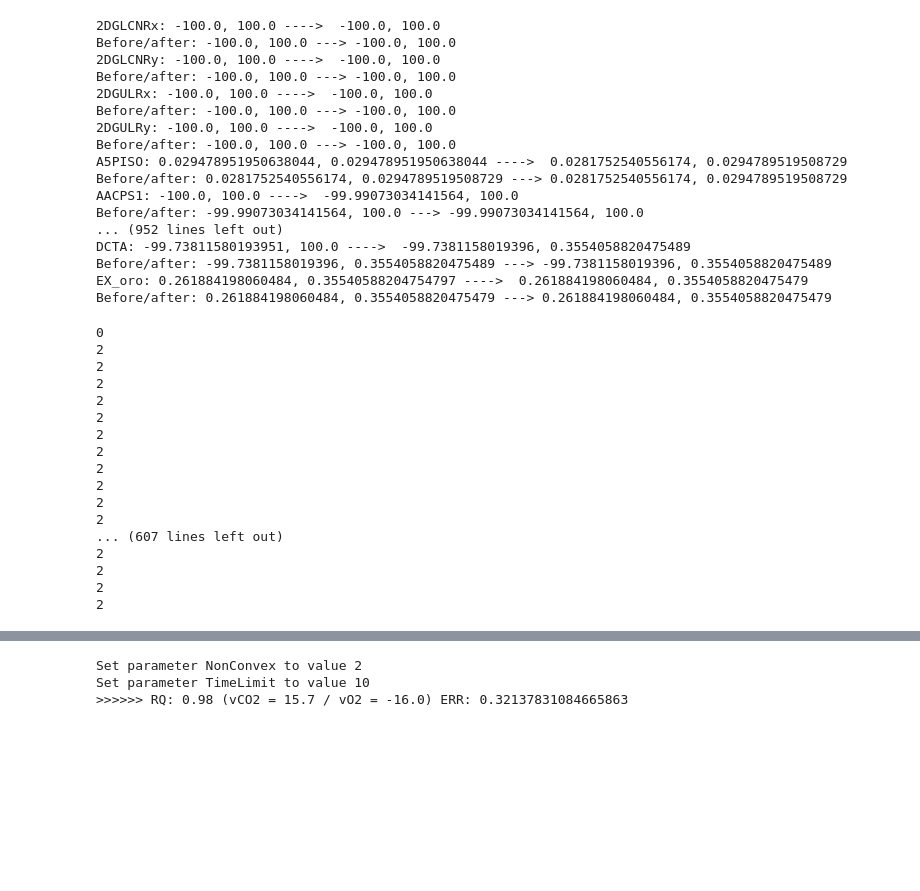
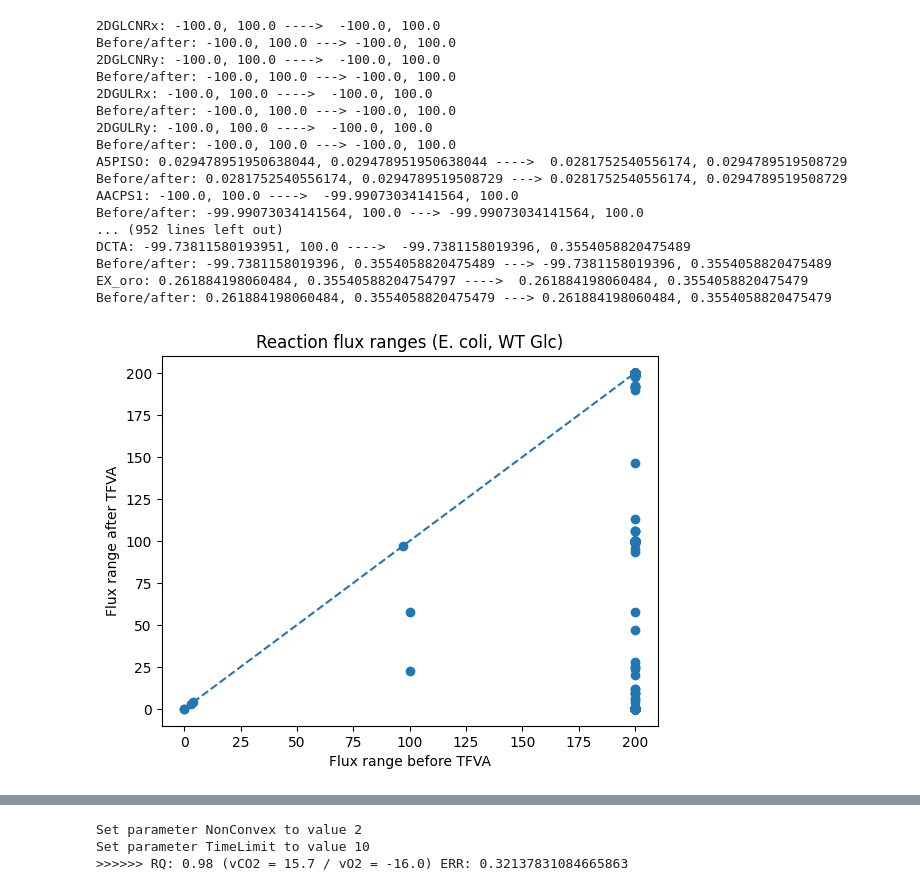
Before and after one commit to lasillje/MSC-Thermo, a Jupyter notebook: ecoli_flux_bounds/tfva_ecoli.ipynb, the cells around one changed output, grey strips where cells are left out. Cells and saved outputs as stored; diff of their text form; code cells hidden in the pictures; blank space fills up the shorter version.

```diff
--- a/ecoli_flux_bounds/tfva_ecoli.ipynb
+++ b/ecoli_flux_bounds/tfva_ecoli.ipynb
@@ -634,3 +643,28 @@ def apply_tfva_bounds(tmodel, bounds_file):
 
         tmodel.reactions.get_by_id(rxn_id).lower_bound = lb_clean
         tmodel.reactions.get_by_id(rxn_id).upper_bound = ub_clean
+# %%
+import matplotlib.pyplot as plt
+
+def visualize_bounds(bounds_before_csv, bounds_after_csv, title, unit="Flux", log_scale=False):
+    "Visualize the difference between two sets of bounds"
+
+    bounds_before = pd.read_csv(bounds_before_csv)
+    bounds_after = pd.read_csv(bounds_after_csv)
+
+    width_before = []
+    width_after = []
+
+    for row in bounds_before.itertuples():
+        width = abs(row.ub - row.lb)
+        width_before.append(width)
+
+    for row in bounds_after.itertuples():
+        width = abs(row.ub - row.lb)
+        width_after.append(width)
+
+    plt.scatter(width_before, width_after)
+    plt.plot([0, max(width_before)], [0, max(width_before)], '--')
+    plt.xlabel(f"{unit} range before TFVA")
+    plt.ylabel(f"{unit} range after TFVA")
+    plt.title(title)
@@ -872,25 +1046,7 @@ Before/after: 0.261884198060484, 0.3554058820475479 ---> 0.261884198060484, 0.35
 # %%
 # Save the TFVA bounds of the model
 save_flux_bounds_complete(tmodel_glc, "results/bounds/complete_ecoli_WT_Glc_tfva.csv")
-# %%
-# Create one .mps.gz file per reaction in the model
-# Make sure output folder exists
-tfva_run_scenarios_one_model(tmodel_glc, "ecoli", "WT_Glc", "../results/WT_Glc/parallel")
-# %% [output]
-0
-2
-2
-2
-2
-2
-2
-2
-2
-2
-2
-2
-... (607 lines left out)
-2
-2
-2
-2
+# %%
+visualize_bounds("results/bounds/complete_ecoli_WT_Glc_before.csv", "results/bounds/complete_ecoli_WT_Glc_tfva.csv", "Reaction flux ranges (E. coli, WT Glc)")
+# %% [output]
+[figure, added]
```
Also changed, not shown: parts of 21 cells of this notebook, 3 other files.
